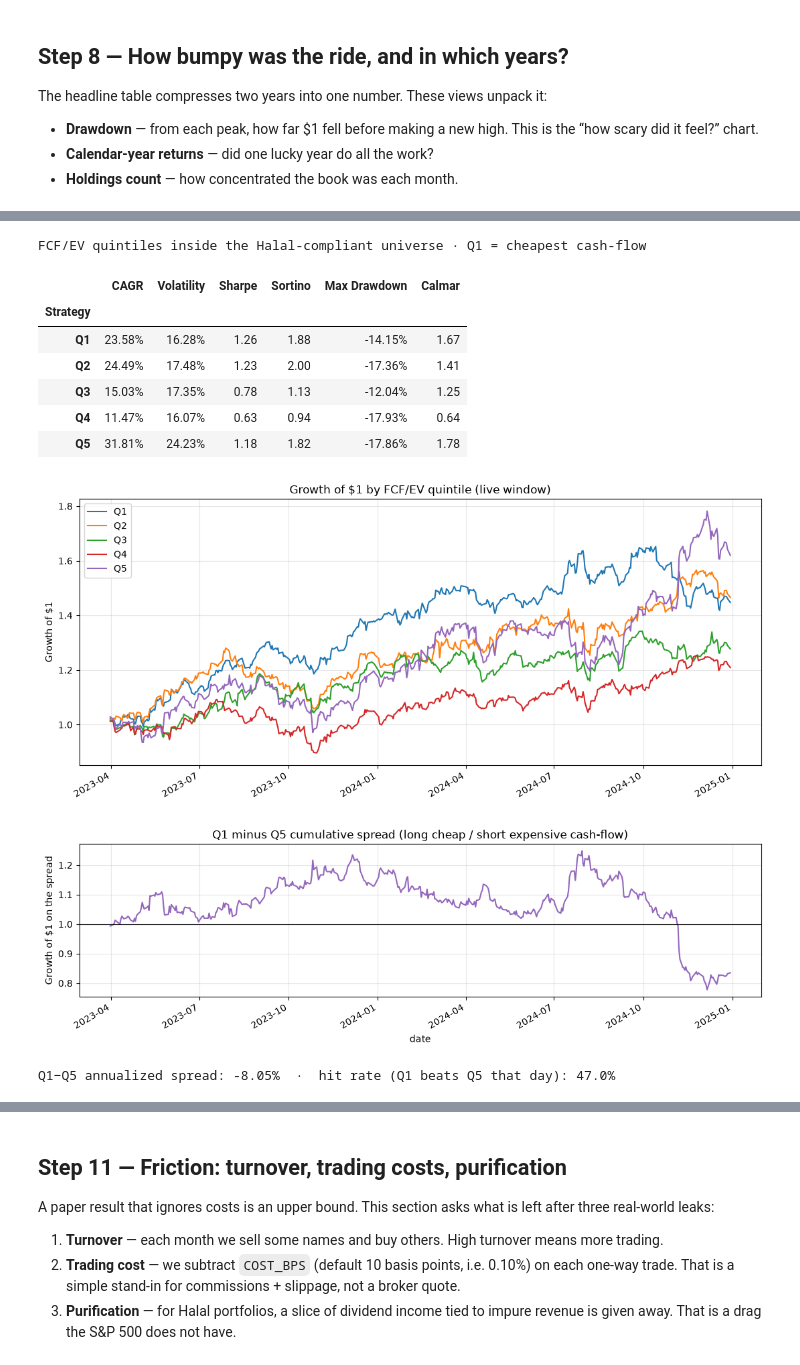
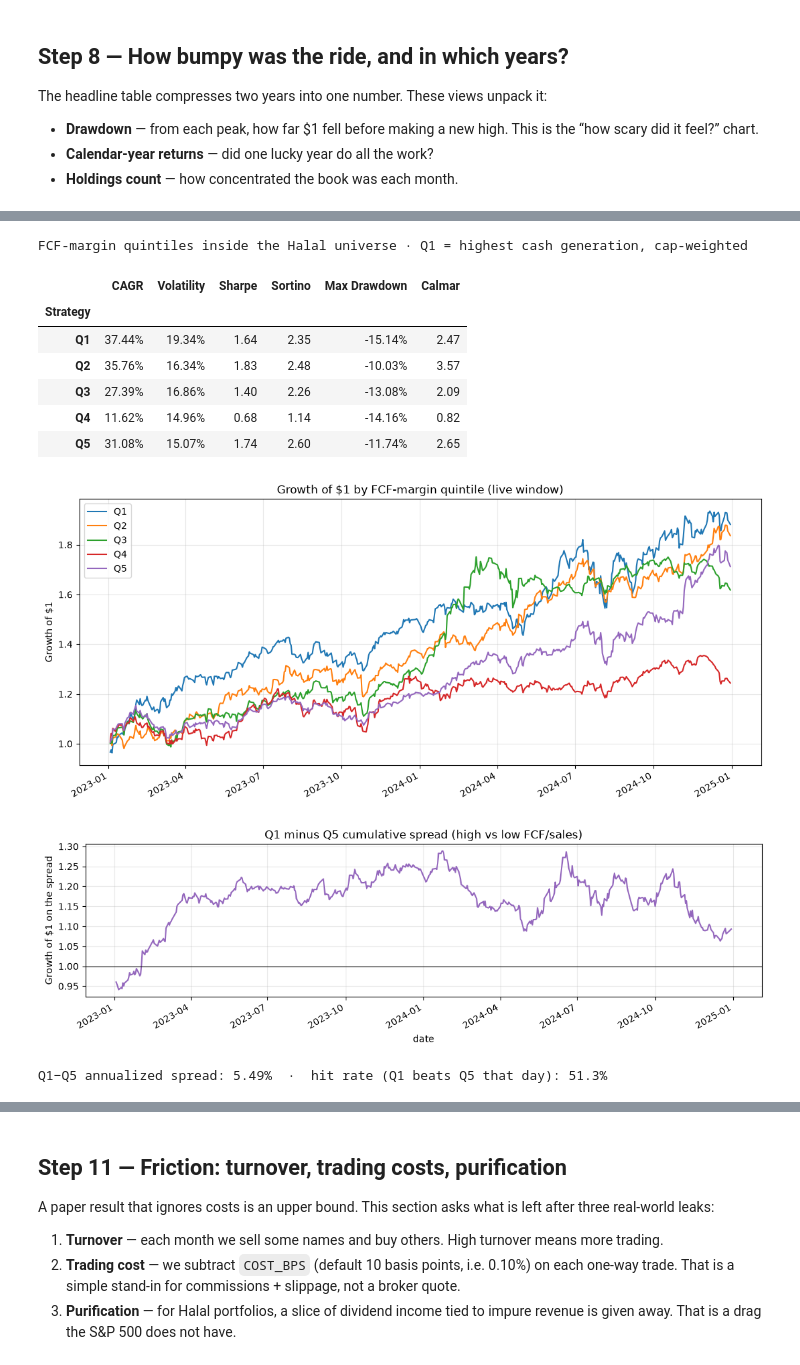
Before and after one commit to regional-specter/Monterey-Finance, a Jupyter notebook: Research/papers/01-fcf-ev/code.ipynb, the cells around one changed output, grey strips where cells are left out. Drawn from its saved outputs; the diff is of its cells as text; code cells hidden in the pictures.

```diff
--- a/Research/papers/01-fcf-ev/code.ipynb
+++ b/Research/papers/01-fcf-ev/code.ipynb
@@ -549,11 +748,11 @@ def align_to_live(strategy: pd.Series, benches: dict[str, pd.Series]) -> pd.Data
 
 
 bench_series = {name: benchmark_returns(ticker) for name, ticker in BENCHMARKS.items()}
-strategy_s = strategy_returns.set_index("date")["return"].rename("FCF/EV Strategy")
-robust_s = robust_returns.set_index("date")["return"].rename("FCF/EV (drop high vol)")
+strategy_s = strategy_returns.set_index("date")["return"].rename(STRATEGY_LABEL)
+robust_s = robust_returns.set_index("date")["return"].rename(ROBUST_LABEL)
 
-main_panel = align_to_live(strategy_s, bench_series).rename(columns={"strategy": "FCF/EV Strategy"})
-robust_panel = align_to_live(robust_s, bench_series).rename(columns={"strategy": "FCF/EV (drop high vol)"})
+main_panel = align_to_live(strategy_s, bench_series).rename(columns={"strategy": STRATEGY_LABEL})
+robust_panel = align_to_live(robust_s, bench_series).rename(columns={"strategy": ROBUST_LABEL})
 
 if main_panel.empty:
     raise RuntimeError("No overlapping live days between the strategy and benchmarks.")
@@ -570,9 +769,9 @@ if not robust_panel.empty:
         f"({len(robust_panel)} trading days)"
     )
 
-rows = [calc_performance_stats(main_panel["FCF/EV Strategy"], "FCF/EV Strategy")]
+rows = [calc_performance_stats(main_panel[STRATEGY_LABEL], STRATEGY_LABEL)]
 if not robust_panel.empty:
-    rows.append(calc_performance_stats(robust_panel["FCF/EV (drop high vol)"], "FCF/EV (drop high vol)"))
+    rows.append(calc_performance_stats(robust_panel[ROBUST_LABEL], ROBUST_LABEL))
 for name in BENCHMARKS:
     rows.append(calc_performance_stats(main_panel[name], name))
 
@@ -590,9 +789,9 @@ display(performance.style.format(formatters))
 # Cumulative growth of $1 over the live window
 plot_panel = main_panel.copy()
 if not robust_panel.empty:
-    plot_panel = plot_panel.join(robust_panel[["FCF/EV (drop high vol)"]], how="left")
+    plot_panel = plot_panel.join(robust_panel[[ROBUST_LABEL]], how="left")
 equity_curves = (1 + plot_panel).cumprod()
-equity_curves.plot(figsize=(11, 5), title="FCF/EV Strategy vs Benchmarks (live window)")
+equity_curves.plot(figsize=(11, 5), title="Halal FCF quality vs Benchmarks (live window)")
 plt.ylabel("Growth of $1")
 plt.xlabel("")
 plt.grid(alpha=0.3)
@@ -602,7 +801,7 @@ plt.show()
 # Rolling 12-month excess return vs S&P 500
 if "S&P 500" in main_panel.columns:
     rolling_excess = (
-        (1 + main_panel["FCF/EV Strategy"]).rolling(252).apply(np.prod, raw=True)
+        (1 + main_panel[STRATEGY_LABEL]).rolling(252).apply(np.prod, raw=True)
         - (1 + main_panel["S&P 500"]).rolling(252).apply(np.prod, raw=True)
     )
     rolling_excess.plot(figsize=(11, 3.5), color="tab:green", title="Rolling 12-Month Excess Return vs S&P 500")
@@ -711,11 +910,11 @@ If FCF/EV is a real signal, Q1 should beat Q5. If they look the same, the blue l
 # %%
-def equal_weight_returns(
-    picks_by_date: dict[date, list[str]],
+def cap_weighted_returns(
+    weights_by_date: dict[date, pd.Series],
     daily_returns: pd.DataFrame,
 ) -> pd.Series:
-    """Build a daily equal-weight book from a {rebalance_date: tickers} map."""
-    rebal = sorted(picks_by_date)
-    active: list[str] = []
+    """Daily returns from a {rebalance_date: symbol-weight Series} map."""
+    rebal = sorted(weights_by_date)
+    active_w = pd.Series(dtype=float)
     last: date | None = None
     live = False
     rows: list[float] = []
@@ -723,18 +922,21 @@ def equal_weight_returns(
     for dt in daily_returns.index:
         prior = [d for d in rebal if pd.Timestamp(d) <= dt]
         if prior and prior[-1] != last:
-            active = picks_by_date.get(prior[-1], [])
+            active_w = weights_by_date.get(prior[-1], pd.Series(dtype=float))
             last = prior[-1]
-            if active:
+            if not active_w.empty:
                 live = True
         if not live:
             rows.append(np.nan)
             continue
-        held = [s for s in active if s in daily_returns.columns]
-        if not held:
+        held = [s for s in active_w.index if s in daily_returns.columns]
+        w = active_w.reindex(held).astype(float)
+        w = w[w > 0]
+        if w.empty:
             rows.append(0.0)
             continue
-        day_ret = daily_returns.loc[dt, held].mean(skipna=True)
+        w = w / w.sum()
+        day_ret = (daily_returns.loc[dt, w.index] * w).sum(skipna=True)
         rows.append(0.0 if pd.isna(day_ret) else float(day_ret))
 
     return pd.Series(rows, index=pd.to_datetime(daily_returns.index), name="return")
@@ -751,26 +953,29 @@ price_panel = (
 )
 stock_returns = price_panel.pct_change(fill_method=None)
 
-quantile_picks: dict[int, dict[date, list[str]]] = {q: {} for q in range(1, N_Q + 1)}
+quantile_w: dict[int, dict[date, pd.Series]] = {q: {} for q in range(1, N_Q + 1)}
 for as_of in rebalance_dates:
-    ranked = select_top_fcf_ev(
+    ranked = select_quality_cash(
         scored_panel,
         as_of=as_of,
-        top_quantile=1.0,
+        keep_quantile=1.0,
         min_holdings=1,
         screener=screener,
     )
+    if ranked.empty:
+        continue
+    ranked = ranked.sort_values("fcf_margin", ascending=False)
     n = len(ranked)
     if n < N_Q * 2:
         continue
     edges = np.linspace(0, n, N_Q + 1).astype(int)
     for q in range(N_Q):
-        chunk = ranked.iloc[edges[q] : edges[q + 1]]
-        quantile_picks[q + 1][as_of] = chunk["symbol"].tolist()
+        chunk = assign_cap_weights(ranked.iloc[edges[q] : edges[q + 1]].copy())
+        quantile_w[q + 1][as_of] = chunk.set_index("symbol")["weight"].astype(float)
 
 quantile_returns = pd.DataFrame(
     {
-        f"Q{q}": equal_weight_returns(quantile_picks[q], stock_returns)
+        f"Q{q}": cap_weighted_returns(quantile_w[q], stock_returns)
         for q in range(1, N_Q + 1)
     }
 )
@@ -782,48 +987,48 @@ q_rows = [
 ]
 q_stats = pd.DataFrame(q_rows).set_index("Strategy")
 display(q_stats.style.format(formatters).set_caption(
-    "FCF/EV quintiles inside the Halal-compliant universe  ·  Q1 = cheapest cash-flow"
+    "FCF-margin quintiles inside the Halal universe  ·  Q1 = highest cash generation, cap-weighted"
 ))
 
 q_equity = (1 + quantile_live).cumprod()
-q_equity.plot(figsize=(11, 5), title="Growth of $1 by FCF/EV quintile (live window)")
+q_equity.plot(figsize=(11, 5), title="Growth of $1 by FCF-margin quintile (live window)")
 plt.ylabel("Growth of $1")
 plt.xlabel("")
 plt.grid(alpha=0.3)
 plt.tight_layout()
 plt.savefig(fig_dir / "quintile-growth.png", dpi=140)
 plt.show()
 
 if {"Q1", "Q5"}.issubset(quantile_live.columns):
     spread = quantile_live["Q1"] - quantile_live["Q5"]
     spread_equity = (1 + spread).cumprod()
     spread_equity.plot(
         figsize=(11, 3.5),
         color="tab:purple",
-        title="Q1 minus Q5 cumulative spread (long cheap / short expensive cash-flow)",
+        title="Q1 minus Q5 cumulative spread (high vs low FCF/sales)",
     )
     plt.axhline(1.0, color="black", linewidth=0.8)
     plt.ylabel("Growth of $1 on the spread")
     plt.grid(alpha=0.3)
     plt.tight_layout()
     plt.savefig(fig_dir / "quintile-spread.png", dpi=140)
     plt.show()
     print(
         f"Q1−Q5 annualized spread: {spread.mean() * 252:.2%}  ·  "
         f"hit rate (Q1 beats Q5 that day): {(quantile_live['Q1'] > quantile_live['Q5']).mean():.1%}"
     )
 # %% [output]
-FCF/EV quintiles inside the Halal-compliant universe · Q1 = cheapest cash-flow
+FCF-margin quintiles inside the Halal universe · Q1 = highest cash generation, cap-weighted
 |  | CAGR | Volatility | Sharpe | Sortino | Max Drawdown | Calmar |
 | Strategy |  |  |  |  |  |  |
-| Q1 | 23.58% | 16.28% | 1.26 | 1.88 | -14.15% | 1.67 |
-| Q2 | 24.49% | 17.48% | 1.23 | 2.00 | -17.36% | 1.41 |
-| Q3 | 15.03% | 17.35% | 0.78 | 1.13 | -12.04% | 1.25 |
-| Q4 | 11.47% | 16.07% | 0.63 | 0.94 | -17.93% | 0.64 |
-| Q5 | 31.81% | 24.23% | 1.18 | 1.82 | -17.86% | 1.78 |
+| Q1 | 37.44% | 19.34% | 1.64 | 2.35 | -15.14% | 2.47 |
+| Q2 | 35.76% | 16.34% | 1.83 | 2.48 | -10.03% | 3.57 |
+| Q3 | 27.39% | 16.86% | 1.40 | 2.26 | -13.08% | 2.09 |
+| Q4 | 11.62% | 14.96% | 0.68 | 1.14 | -14.16% | 0.82 |
+| Q5 | 31.08% | 15.07% | 1.74 | 2.60 | -11.74% | 2.65 |
-[figure, old version]
+[figure, new version]
-[figure, old version]
+[figure, new version]
-Q1−Q5 annualized spread: -8.05%  ·  hit rate (Q1 beats Q5 that day): 47.0%
+Q1−Q5 annualized spread: 5.49%  ·  hit rate (Q1 beats Q5 that day): 51.3%
 # %% [markdown]
 ## Step 10 — Attribution: stock picking or a hidden sector bet?
 
```
Also changed, not shown: parts of 17 cells of this notebook, 8 other files.
